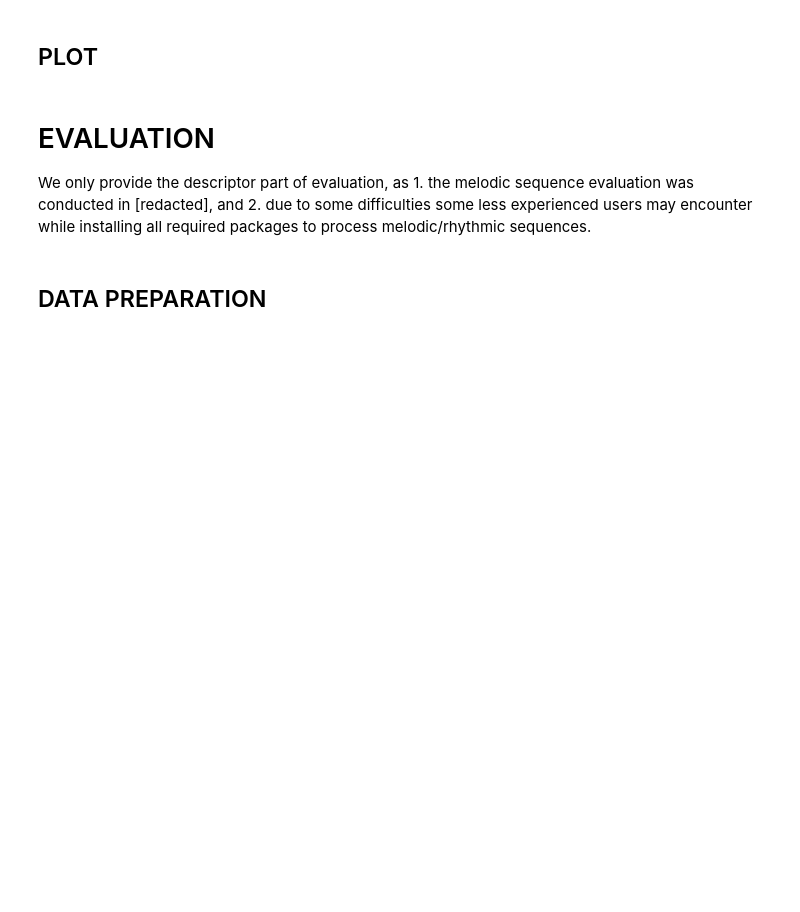
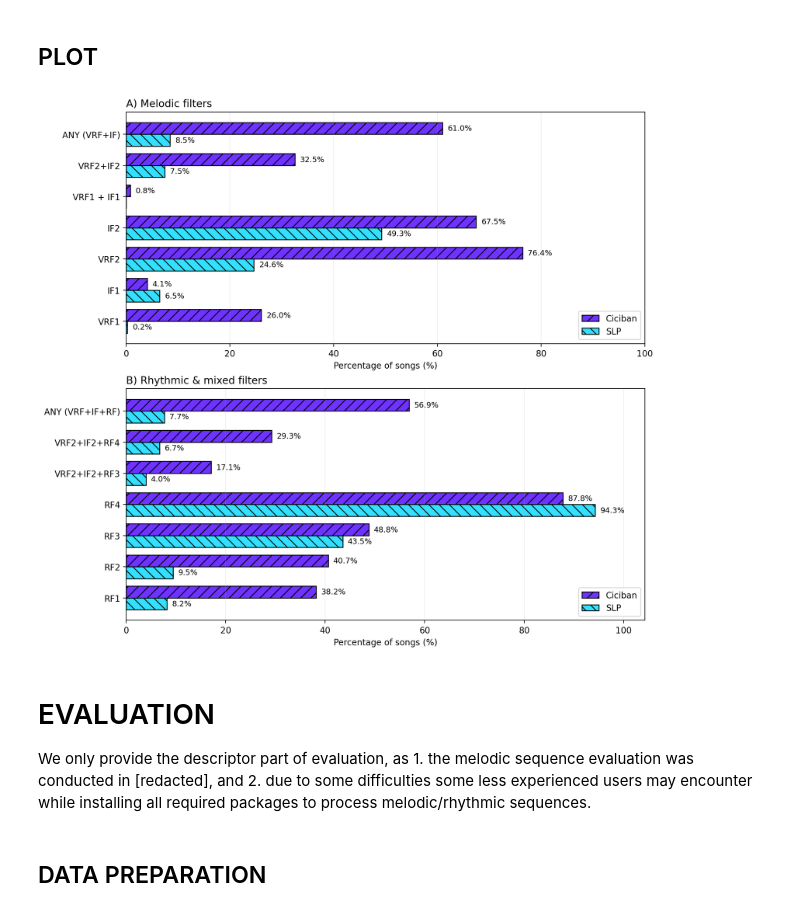
Before and after one commit to vnborsan/MUSCO, a Jupyter notebook: notebooks/musco_edu.ipynb, the cells around one changed output. Drawn from its saved outputs; the diff is of its cells as text; code cells hidden in the pictures; blank space fills up the shorter version.

```diff
--- a/notebooks/musco_edu.ipynb
+++ b/notebooks/musco_edu.ipynb
@@ -199,2 +228,8 @@ NameError: name 'dataset_conversion' is not defined
+# %%
+# These columns are not being used in this case study, so they were not considered and dropped from the df.
+drop_cols = ["metadata_title", "melodic_string", "melodic_string_absolute"]
+drop_cols = [c for c in drop_cols if c in merged_df.columns]
+
+merged_df = merged_df.drop(columns=drop_cols)
 # %% [markdown]
 ## DATA CLEAN UP
@@ -208,0 +243,3 @@ df = finalise_filters(df)
+# %%
+summary_clean = filter_df.prepare_all_filters_clean(merged_df)  # fixed row order for plotting
+display(summary_clean)
@@ -209,14 +262,79 @@ df = finalise_filters(df)
 # %% [markdown]
 ## PLOT
-# %%
-summary=filter_df.prepare_all_filters(df)
-# %%
-COLORS  = ['#6e33ff', '#33e0ff']  # Ciciban, SLP
-HATCHES = ['//', '\\\\']
-group1 = ["VRF1", "IF1", "VRF2", "IF2", "VRF1 + IF1", "VRF2+IF2", "ANY (VRF+IF)"]
-group2 = ["RF1", "RF2", "RF3", "RF4", "VRF2+IF2+RF3", "VRF2+IF2+RF4", "ANY (VRF+IF+RF)"]
-summary = filter_df.prepare_all_filters_clean(df)
-plot.plot_filters(summary, COLORS, HATCHES, group1, group2)
+# %%
+# --- plotting helper (drop-in replacement for your old plot.plot_filters) ---
+import os
+import matplotlib.pyplot as plt
+import numpy as np
+import pandas as pd
+
+def plot_filters(summary: pd.DataFrame, COLORS, HATCHES, group1, group2, save_path=None):
+    """
+    summary: DataFrame with rows in the order you want to display and two columns: 'Ciciban' and 'SLP'
+    COLORS:  list of 2 colors [Ciciban, SLP]
+    HATCHES: list of 2 hatches [Ciciban, SLP]
+    group1:  list of row labels for the TOP panel (melodic)
+    group2:  list of row labels for the BOTTOM panel (rhythm + mixed)
+    save_path: optional path to save PNG
+    """
+    # Ensure row order exists in summary (reindex safely)
+    top  = summary.reindex(group1)
+    bottom = summary.reindex(group2)
+
+    # Figure & axes
+    fig, axes = plt.subplots(2, 1, figsize=(10, 9), constrained_layout=True)
+
+    def _barpanel(ax, block, title):
+        # indices
+        y_pos = np.arange(len(block))
+        height = 0.38
+
+        # fetch values, default to 0 if NaN
+        c1 = block.get('Ciciban', pd.Series([0]*len(block), index=block.index)).fillna(0).values
+        c2 = block.get('SLP', pd.Series([0]*len(block), index=block.index)).fillna(0).values
+
+        # bars (side-by-side for each row)
+        ax.barh(y_pos + height/2, c1, height=height, color=COLORS[0], hatch=HATCHES[0], edgecolor='black', label='Ciciban')
+        ax.barh(y_pos - height/2, c2, height=height, color=COLORS[1], hatch=HATCHES[1], edgecolor='black', label='SLP')
+
+        # labels
+        for i, (v1, v2) in enumerate(zip(c1, c2)):
+            if v1 > 0:
+                ax.text(v1 + 1, i + height/2, f"{v1:.1f}%", va='center', fontsize=9)
+            if v2 > 0:
+                ax.text(v2 + 1, i - height/2, f"{v2:.1f}%", va='center', fontsize=9)
+
+        ax.set_yticks(y_pos)
+        ax.set_yticklabels(block.index)
+        ax.set_xlim(0, max(100, np.nanmax([c1, c2]) + 10))
+        ax.set_xlabel("Percentage of songs (%)")
+        ax.set_title(title, loc='left', fontsize=12, pad=6)
+        ax.grid(axis='x', alpha=0.2)
+        ax.legend(loc='lower right')
+
+    _barpanel(axes[0], top,    "A) Melodic filters")
+    _barpanel(axes[1], bottom, "B) Rhythmic & mixed filters")
+
+    if save_path:
+        os.makedirs(os.path.dirname(save_path), exist_ok=True)
+        fig.savefig(save_path, dpi=300, bbox_inches='tight')
+    plt.show()
+
+# --- use it on your prepared summaries ---
+COLORS  = ['#6e33ff', '#33e0ff']  # Ciciban, SLP
+HATCHES = ['//', '\\\\']
+
+group1 = ["VRF1", "IF1", "VRF2", "IF2", "VRF1 + IF1", "VRF2+IF2", "ANY (VRF+IF)"]
+group2 = ["RF1", "RF2", "RF3", "RF4", "VRF2+IF2+RF3", "VRF2+IF2+RF4", "ANY (VRF+IF+RF)"]
+
+# summary_clean should be what you got from filter_df.prepare_all_filters_clean(df)
+plot_filters(summary_clean, COLORS, HATCHES, group1, group2, save_path="exports/filters_summary.png")
+
+# (Optional) also export the table the same way you used to
+os.makedirs("exports", exist_ok=True)
+summary_clean.to_csv("exports/filters_summary_clean.csv")
+# %% [output]
+[figure, added]
 # %% [markdown]
 # EVALUATION
 
```
Also changed, not shown: parts of 8 cells of this notebook.
